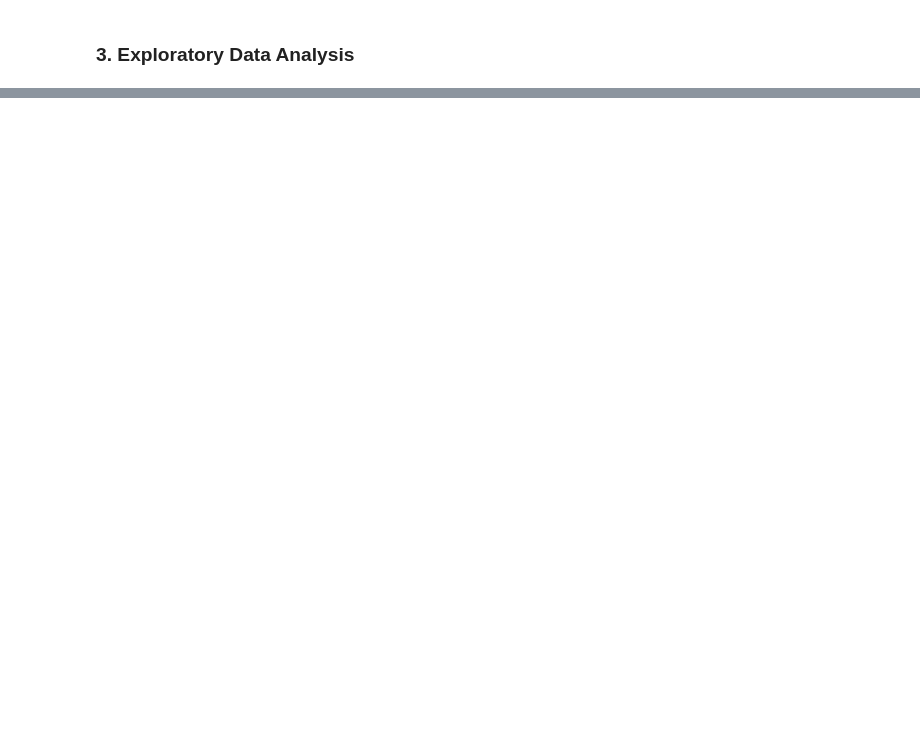
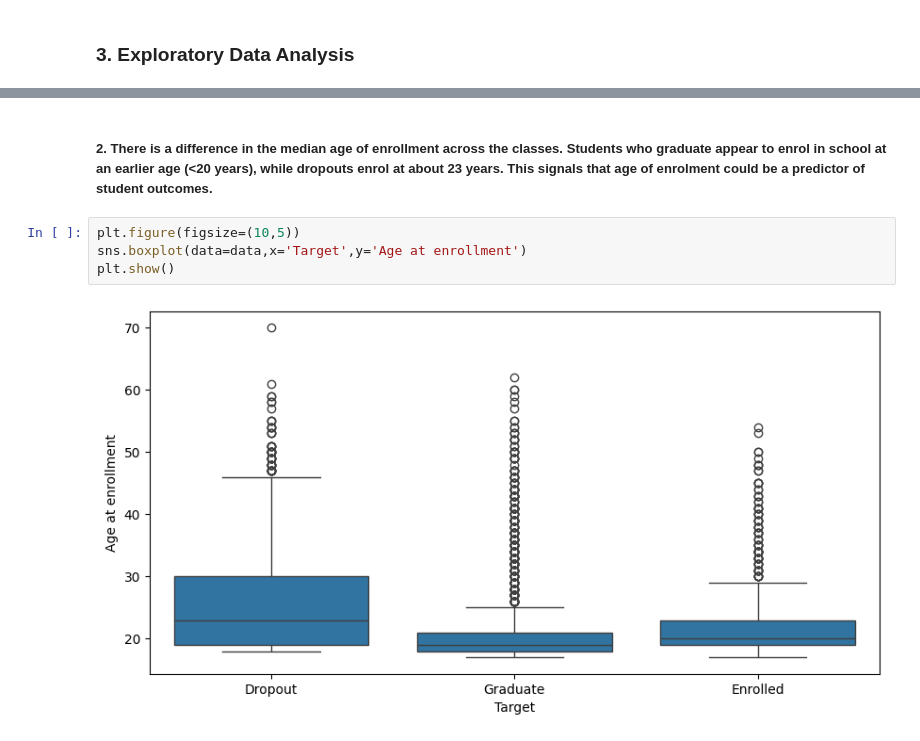
Before and after one commit to WamzMwangi/Predicting_Student_Dropout_with_Explainable_Machine_Learning, a Jupyter notebook: main.ipynb, the cells around one changed output, grey strips where cells are left out. Drawn from its saved outputs; the diff is of its cells as text; blank space fills up the shorter version.

```diff
--- a/main.ipynb
+++ b/main.ipynb
@@ -86,0 +114,8 @@ y.head()
+# %% [markdown]
+##### 2. There is a difference in the median age of enrollment across the classes. Students who graduate appear to enrol in school at an earlier age (<20 years), while dropouts enrol at about 23 years. This signals that age of enrolment could be a predictor of student outcomes.
+# %%
+plt.figure(figsize=(10,5))
+sns.boxplot(data=data,x='Target',y='Age at enrollment')
+plt.show()
+# %% [output]
+[figure, added]
```
Also changed, not shown: parts of 28 cells of this notebook.
